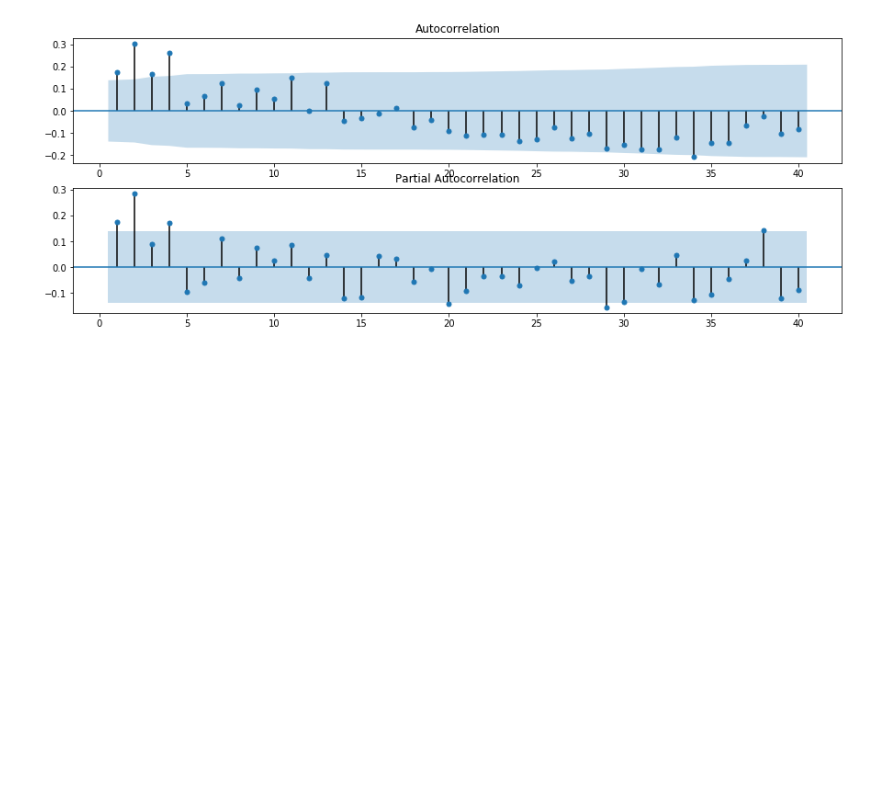
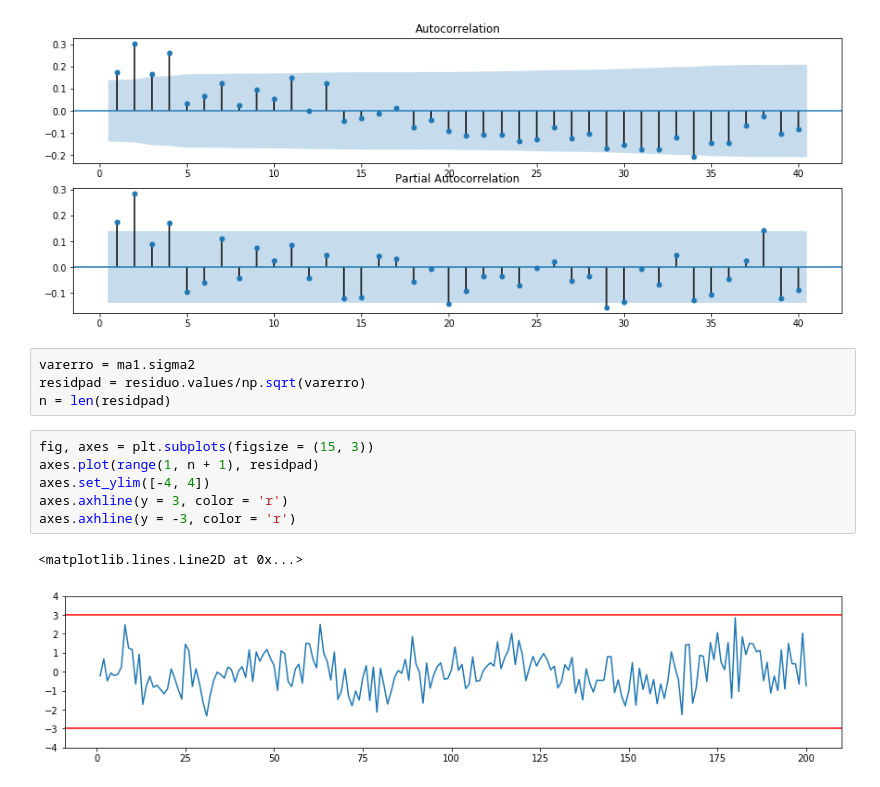
Before and after one commit to GMizuno/analise_de_dados, a Jupyter notebook: Series Temporais/Series Temporais parte 1.ipynb, the cells around one changed output. Cells and saved outputs as stored; diff of their text form; blank space fills up the shorter version.

```diff
--- a/Series Temporais/Series Temporais parte 1.ipynb
+++ b/Series Temporais/Series Temporais parte 1.ipynb
@@ -120,3 +117,16 @@ fig = plot_acf(residuo, lags=40, zero=False, ax=ax1)
 fig = plot_pacf(residuo, lags=40, zero=False, ax=ax2)
 # %% [output]
 [figure]
+# %%
+varerro = ma1.sigma2
+residpad = residuo.values/np.sqrt(varerro)
+n = len(residpad)
+# %%
+fig, axes = plt.subplots(figsize = (15, 3))
+axes.plot(range(1, n + 1), residpad)
+axes.set_ylim([-4, 4])
+axes.axhline(y = 3, color = 'r')
+axes.axhline(y = -3, color = 'r')
+# %% [output]
+<matplotlib.lines.Line2D at 0x...>
+[figure, added]
```
Also changed, not shown: parts of 13 cells of this notebook, 9 other files.
